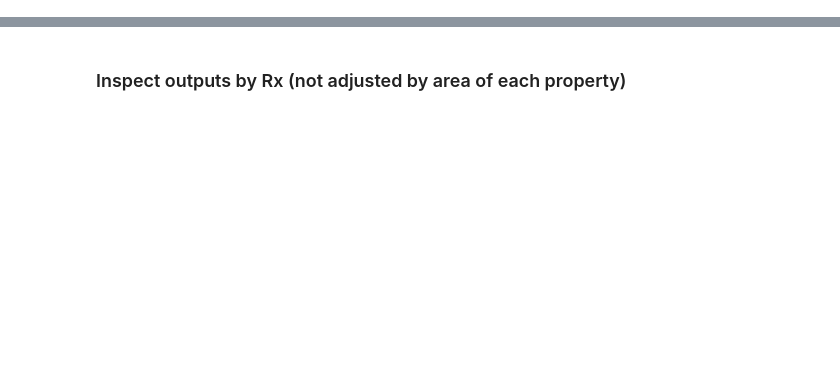
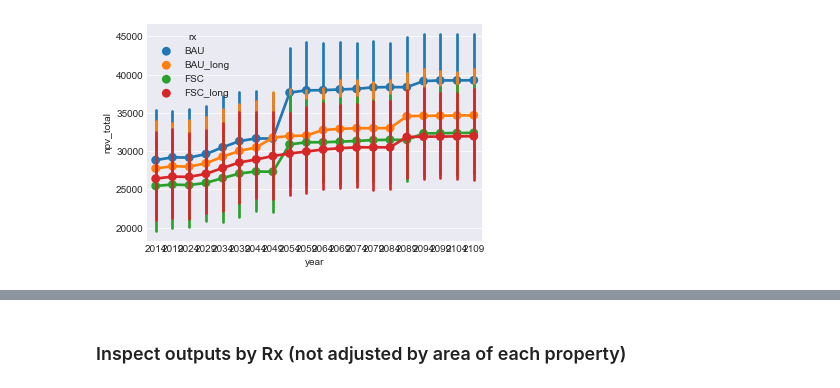
Before and after one commit to Ecotrust/FSC_Case_Studies, a Jupyter notebook: FSC Case Study Visualization.ipynb, the cells around one changed output, grey strips where cells are left out. Saved outputs shown, nothing was run; the diff lists cells and outputs as text; code cells hidden in the pictures; blank space fills up the shorter version.

```diff
--- a/FSC Case Study Visualization.ipynb
+++ b/FSC Case Study Visualization.ipynb
@@ -37,0 +86,2 @@ FVSOut['undiscounted_net'] = FVSOut.undiscounted_revenue - FVSOut.undiscounted_c
+# %%
+data = pd.read_csv('C:/Users/ddiaz/Desktop/rxAll.csv')
@@ -37,0 +118,5 @@ FVSOut['undiscounted_net'] = FVSOut.undiscounted_revenue - FVSOut.undiscounted_c
+# %%
+ax = sns.pointplot(data=data, hue='rx', x='year', y='npv_total', units='parcel')
+plt.savefig('npv_v1.png')
+# %% [output]
+[figure, added]
```
Also changed, not shown: parts of 35 cells of this notebook, 1 other file.
